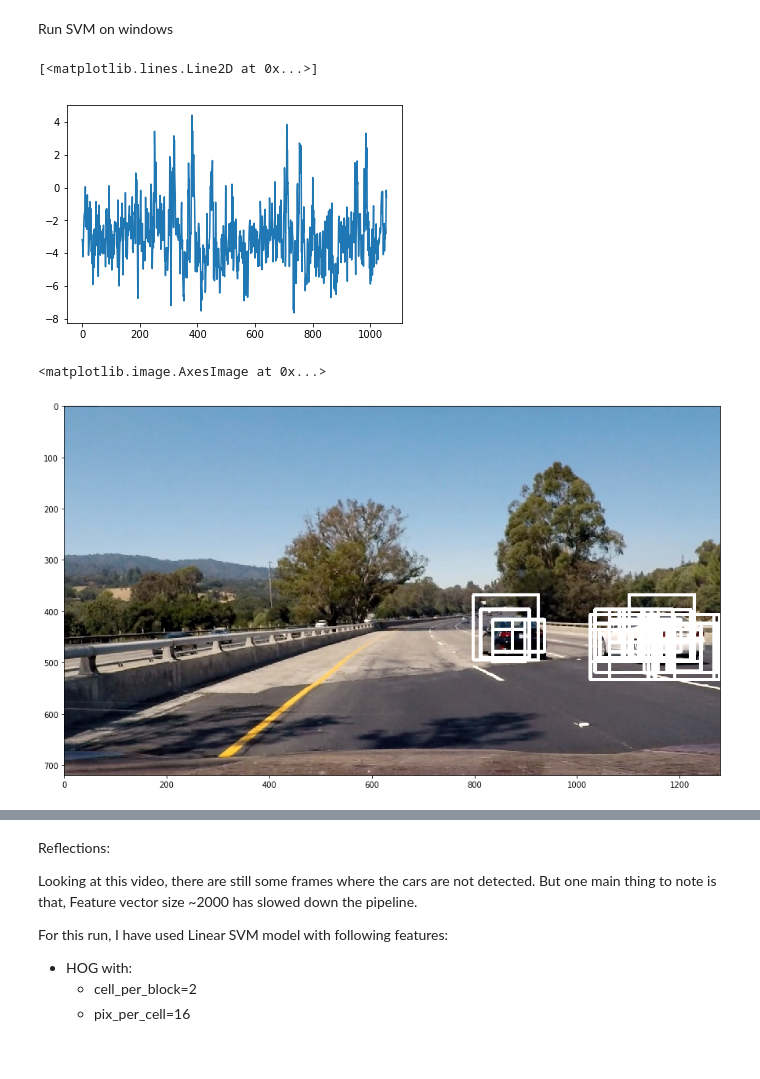
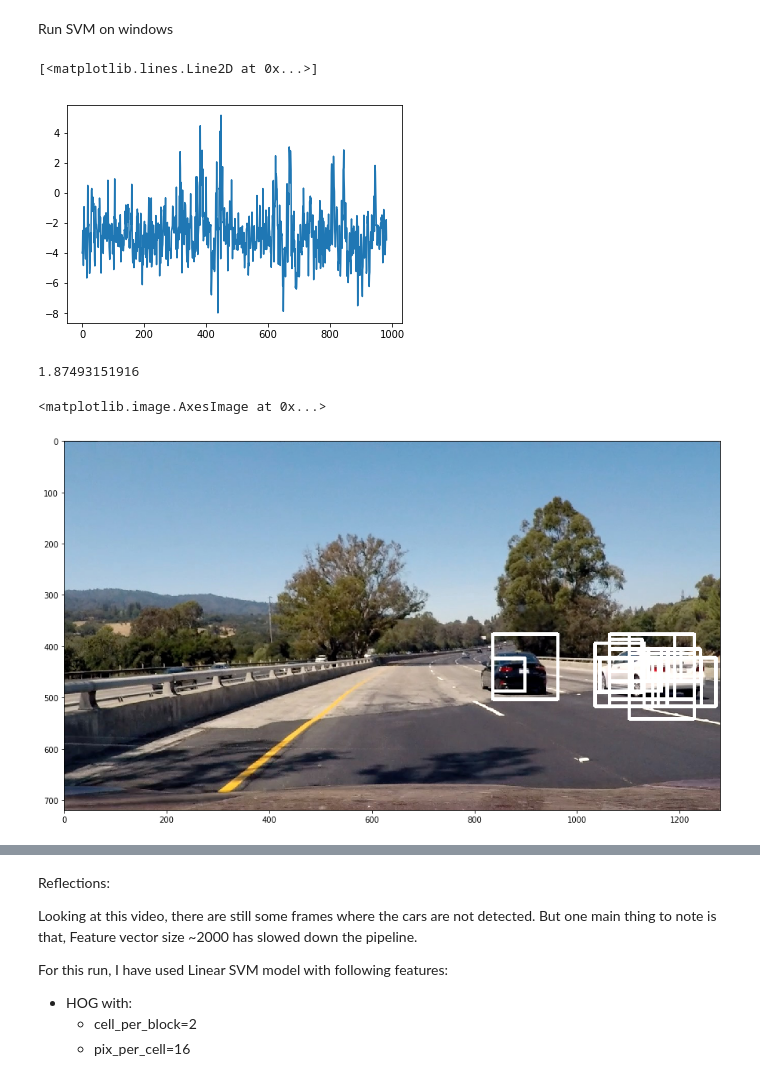
Before and after one commit to vinaykumarhs2020/CarND-Vehicle-Detection, a Jupyter notebook: coding/Submission_Notebook_Ver2.ipynb, the cells around one changed output, grey strips where cells are left out. Cells and saved outputs as stored; diff of their text form; code cells hidden in the pictures.

```diff
--- a/coding/Submission_Notebook_Ver2.ipynb
+++ b/coding/Submission_Notebook_Ver2.ipynb
@@ -32,7 +32,7 @@ Observing the image above, we can assume that cars far away look smaller and the
 # %%
 overlap=0.3 #70% overlap b/n windows
 window_sizes=[64,96,128,220]
-slide_thresholds=[(340,380+4*64//2),(340,380+3*96//2),(330,330+2*128//2),(320,320+1*220//2)]
+slide_thresholds=[(310,310+4*64//2),(310,310+3*96//2),(300,300+3*128//2),(280,280+2*220//2)]
 # %%
 # Show the windows on a test image
 windows=np.copy(image)
@@ -106,18 +106,21 @@ probs=model.decision_function(X_feat)
 plt.plot(np.arange(X_feat.shape[0]),probs)
 # %% [output]
 [<matplotlib.lines.Line2D at 0x...>]
-[figure, old version]
+[figure, new version]
 # %%
 preds=model.predict(X_feat)
 # %%
+pred_threshold=np.max(probs)-(np.max(probs)-np.min(probs))/4
+print(pred_threshold)
 for (_win,pred) in zip(windos_rects,probs):
-    if pred > 1.2:
+    if pred > pred_threshold:
         cv2.rectangle(detection_image,_win[0],_win[1],(255,255,255),5)
 fig=plt.figure(figsize=(15,10))
 plt.imshow(detection_image)
 # %% [output]
-<matplotlib.image.AxesImage at 0x...>
+1.87493151916
+<matplotlib.image.AxesImage at 0x...>
-[figure, old version]
+[figure, new version]
 # %%
 # Multiple detection and false positive handling
 from scipy.ndimage.measurements import label
```
Also changed, not shown: parts of 4 cells of this notebook, 1 other file.
